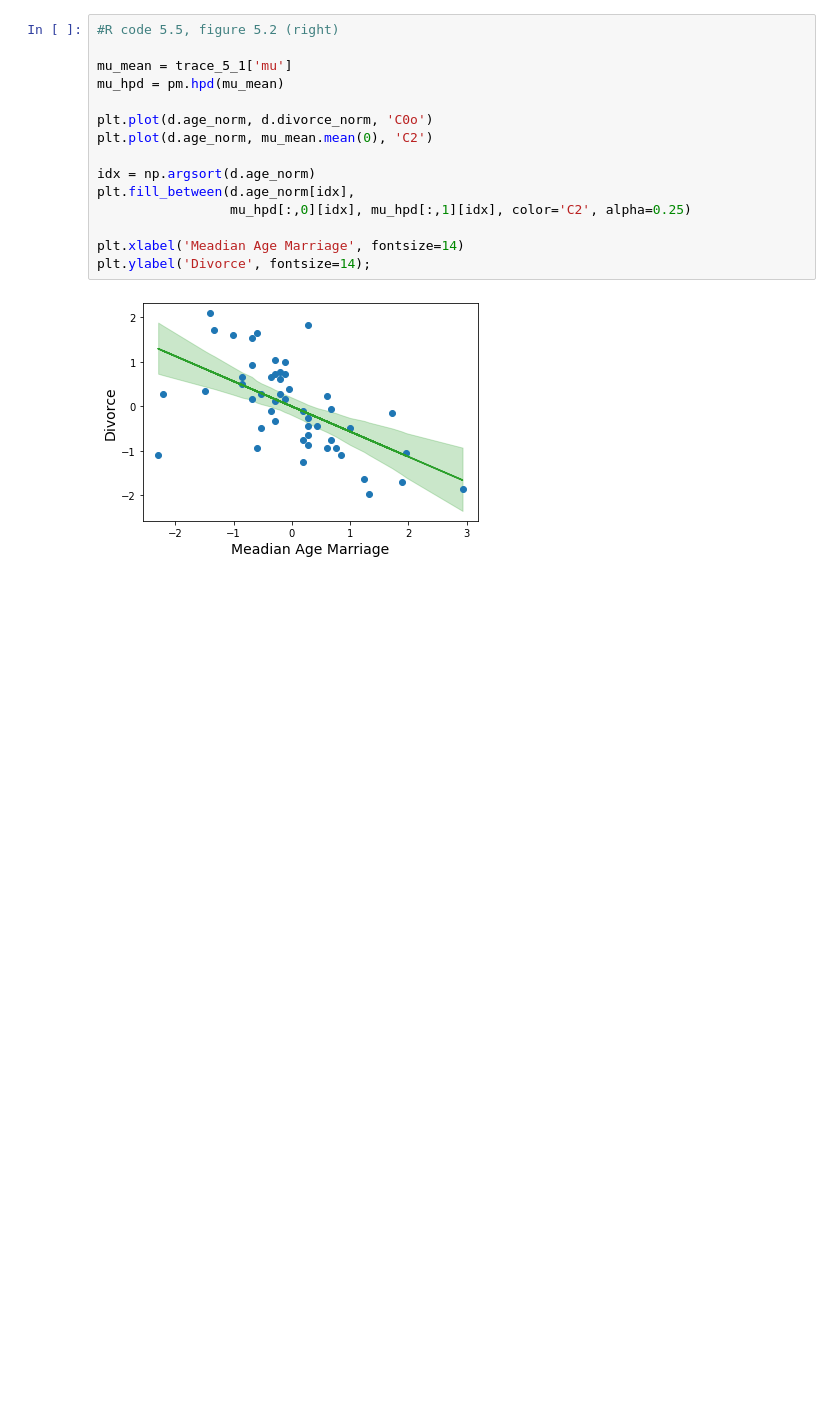
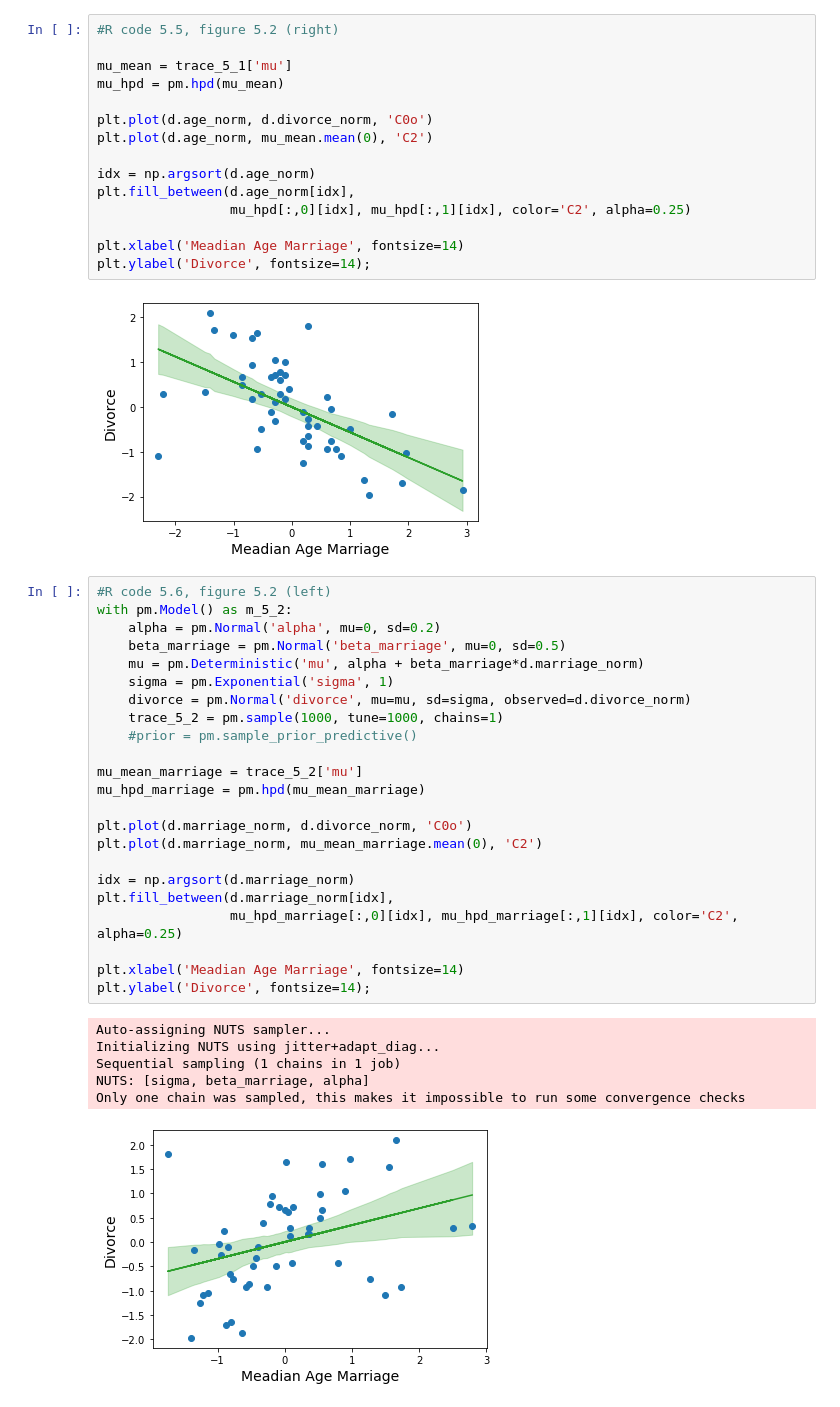
Before and after one commit to mikeviotti/Statistical_Rethinking_MV, a Jupyter notebook: Chapter_5.ipynb, the cells around one changed output. Saved outputs shown, nothing was run; the diff lists cells and outputs as text; blank space fills up the shorter version.

```diff
--- a/Chapter_5.ipynb
+++ b/Chapter_5.ipynb
@@ -75,3 +78,33 @@ plt.xlabel('Meadian Age Marriage', fontsize=14)
 plt.ylabel('Divorce', fontsize=14);
 # %% [output]
 [figure]
+# %%
+#R code 5.6, figure 5.2 (left)
+with pm.Model() as m_5_2:
+    alpha = pm.Normal('alpha', mu=0, sd=0.2)
+    beta_marriage = pm.Normal('beta_marriage', mu=0, sd=0.5)
+    mu = pm.Deterministic('mu', alpha + beta_marriage*d.marriage_norm)
+    sigma = pm.Exponential('sigma', 1)
+    divorce = pm.Normal('divorce', mu=mu, sd=sigma, observed=d.divorce_norm)
+    trace_5_2 = pm.sample(1000, tune=1000, chains=1)
+    #prior = pm.sample_prior_predictive()
+
+mu_mean_marriage = trace_5_2['mu']
+mu_hpd_marriage = pm.hpd(mu_mean_marriage)
+
+plt.plot(d.marriage_norm, d.divorce_norm, 'C0o')
+plt.plot(d.marriage_norm, mu_mean_marriage.mean(0), 'C2')
+
+idx = np.argsort(d.marriage_norm)
+plt.fill_between(d.marriage_norm[idx],
+                 mu_hpd_marriage[:,0][idx], mu_hpd_marriage[:,1][idx], color='C2', alpha=0.25)
+
+plt.xlabel('Meadian Age Marriage', fontsize=14)
+plt.ylabel('Divorce', fontsize=14);
+# %% [output]
+Auto-assigning NUTS sampler...
+Initializing NUTS using jitter+adapt_diag...
+Sequential sampling (1 chains in 1 job)
+NUTS: [sigma, beta_marriage, alpha]
+Only one chain was sampled, this makes it impossible to run some convergence checks
+[figure, added]
```
Also changed, not shown: parts of 12 cells of this notebook.
